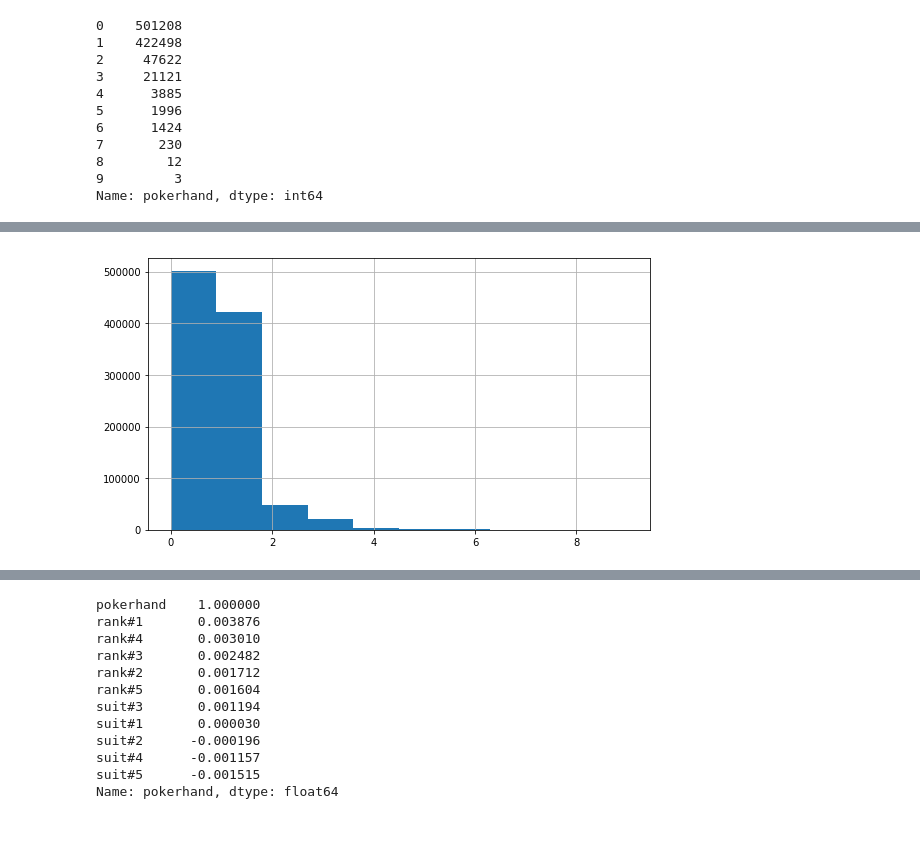
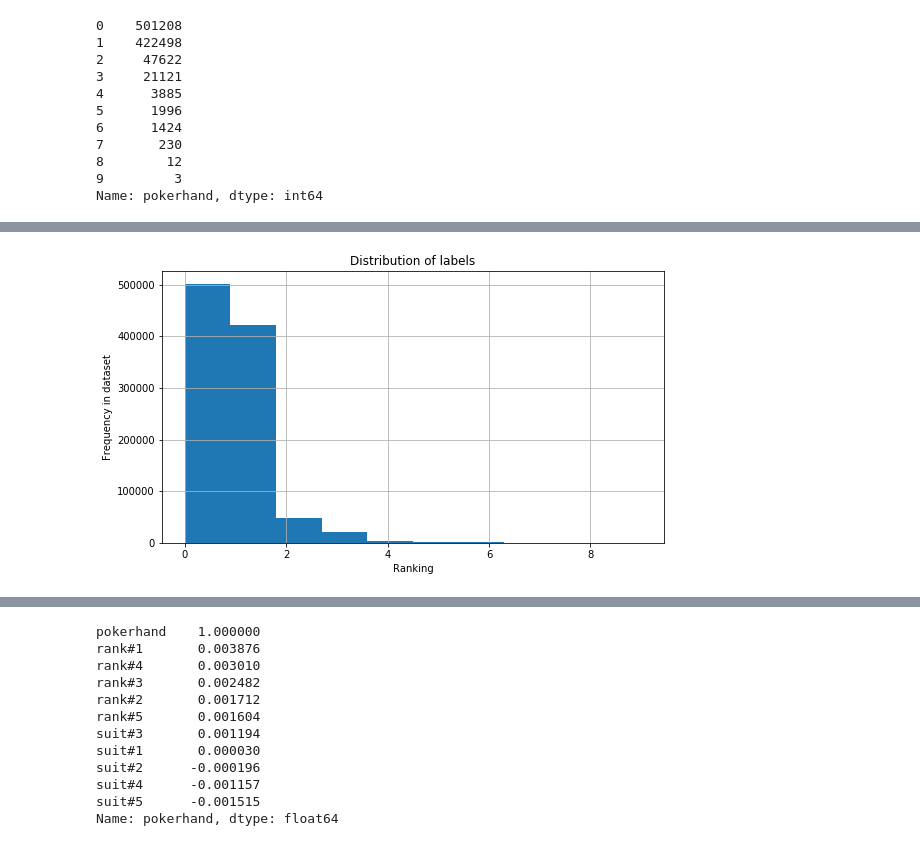
Before and after one commit to ashleygw/ML200Regression-2-, a Jupyter notebook: (Ashley, Korman) Project 2.ipynb, the cells around one changed output, grey strips where cells are left out. Drawn from its saved outputs; the diff is of its cells as text; code cells hidden in the pictures.

```diff
--- a/(Ashley, Korman) Project 2.ipynb
+++ b/(Ashley, Korman) Project 2.ipynb
@@ -293,6 +293,9 @@ poker.describe()
 | max | 4.000000 | 13.000000 | 4.000000 | 13.000000 | 4.000000 | 13.000000 | 4.000000 | 13.000000 | 4.000000 | 13.000000 | 9.000000 |
 # %%
 poker['pokerhand'].hist(figsize=(9,5))
+plt.title("Distribution of labels")
+plt.xlabel("Ranking")
+plt.ylabel("Frequency in dataset")
 plt.show()
 # %% [output]
-[figure, old version]
+[figure, new version]
```
Also changed, not shown: parts of 12 cells of this notebook.
